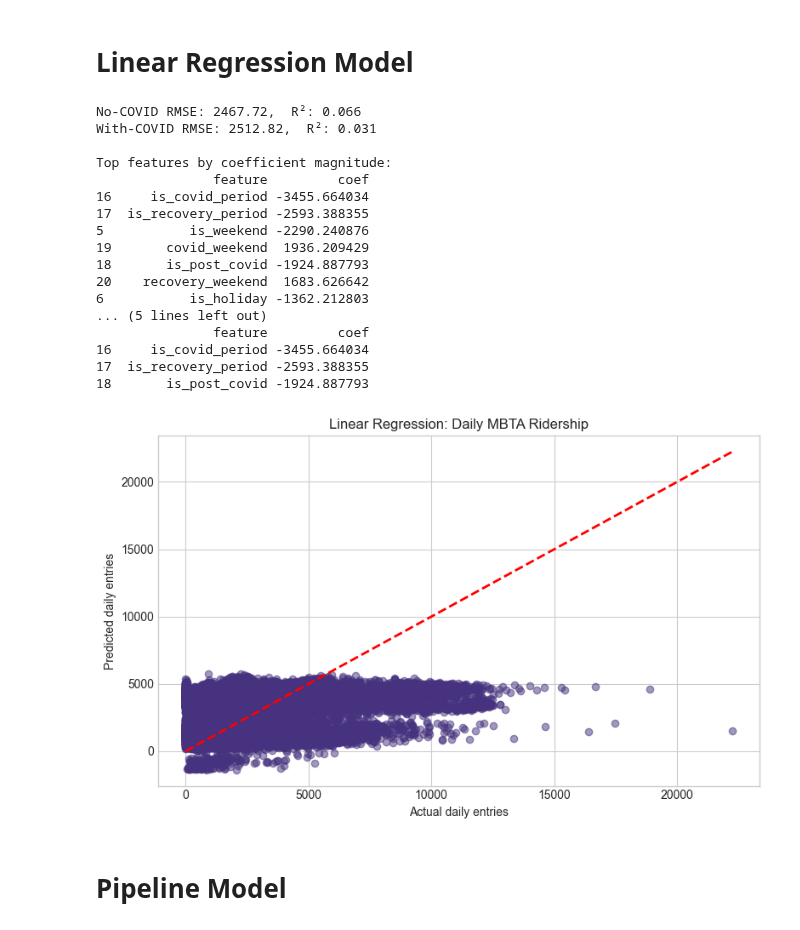
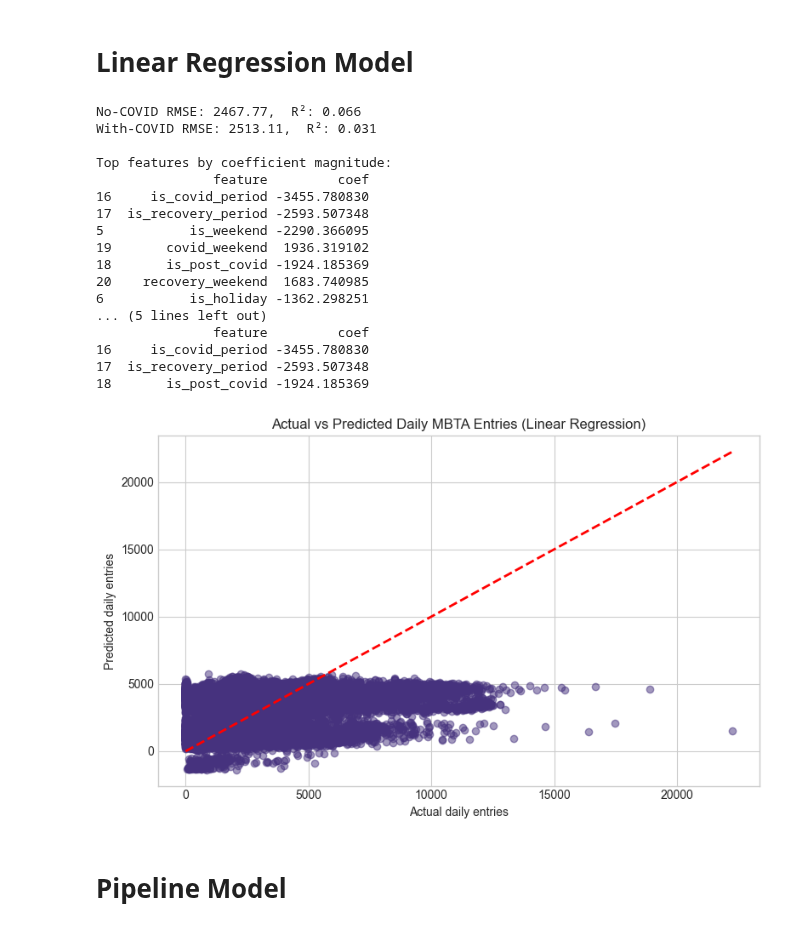
Before and after one commit to Marhvin/CS506-Project, a Jupyter notebook: src/data/tuningModel.ipynb, the cells around one changed output. Drawn from its saved outputs; the diff is of its cells as text; code cells hidden in the pictures.

```diff
--- a/src/data/tuningModel.ipynb
+++ b/src/data/tuningModel.ipynb
@@ -144,8 +142,8 @@ plt.show()
 # %% [output]
 [figure]
 # %%
-train_mask = df['service_date'] < '2022-03-01'
-test_mask  = df['service_date'] >= '2022-03-01'
+train_mask = df['service_date'] <= '2022-03-01'
+test_mask  = df['service_date'] > '2022-03-01'
 
 X_cols = [
     # weather
@@ -204,47 +202,47 @@ coef_df = (
 print("\nTop features by coefficient magnitude:")
 print(coef_df.head(10))
 
 # Isolate COVID-related rows
 covid_coefs = coef_df[
     coef_df['feature'].isin([
         'is_covid_period',
         'is_recovery_period',
         'is_post_covid'
     ])
 ]
 print("\nCOVID-flag coefficients:")
 print(covid_coefs)
 
 # Plot actual vs. predicted
 plt.figure(figsize=(8,5))
 plt.scatter(y_test, y_pred, alpha=0.5)
 plt.plot([y_test.min(), y_test.max()],
          [y_test.min(), y_test.max()],
          'r--', lw=2)
 plt.xlabel('Actual daily entries')
 plt.ylabel('Predicted daily entries')
-plt.title('Linear Regression: Daily MBTA Ridership')
+plt.title('Actual vs Predicted Daily MBTA Entries (Linear Regression)')
 plt.tight_layout()
 plt.show()
 # %% [output]
-No-COVID RMSE: 2467.72,  R²: 0.066
-With-COVID RMSE: 2512.82,  R²: 0.031
+No-COVID RMSE: 2467.77,  R²: 0.066
+With-COVID RMSE: 2513.11,  R²: 0.031
 
 Top features by coefficient magnitude:
                feature         coef
-16     is_covid_period -3455.664034
-17  is_recovery_period -2593.388355
-5           is_weekend -2290.240876
-19       covid_weekend  1936.209429
-18       is_post_covid -1924.887793
-20    recovery_weekend  1683.626642
-6           is_holiday -1362.212803
+16     is_covid_period -3455.780830
+17  is_recovery_period -2593.507348
+5           is_weekend -2290.366095
+19       covid_weekend  1936.319102
+18       is_post_covid -1924.185369
+20    recovery_weekend  1683.740985
+6           is_holiday -1362.298251
 ... (5 lines left out)
                feature         coef
-16     is_covid_period -3455.664034
-17  is_recovery_period -2593.388355
-18       is_post_covid -1924.887793
+16     is_covid_period -3455.780830
+17  is_recovery_period -2593.507348
+18       is_post_covid -1924.185369
-[figure, old version]
+[figure, new version]
 # %% [markdown]
 # Pipeline Model
 # %%
```
Also changed, not shown: parts of 6 cells of this notebook.
